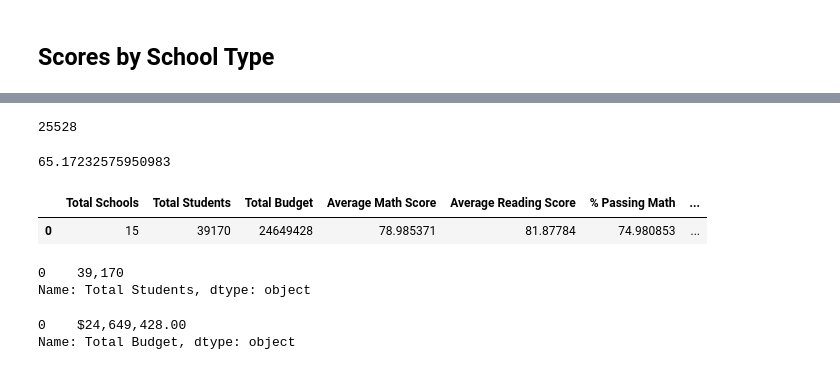
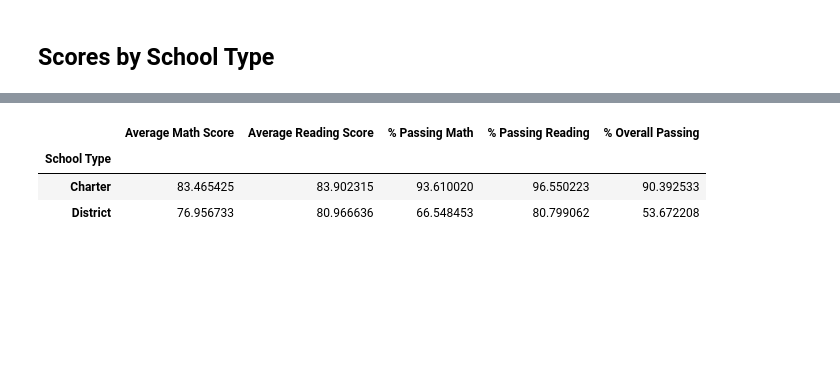
Before and after one commit to pmoores/School_District_Analysis, a Jupyter notebook: PyCitySchools_Challenge.ipynb, the cells around one changed output, grey strips where cells are left out. Cells and saved outputs as stored; diff of their text form; code cells hidden in the pictures; blank space fills up the shorter version.

```diff
--- a/PyCitySchools_Challenge.ipynb
+++ b/PyCitySchools_Challenge.ipynb
@@ -298,2 +322,4 @@ print(passing_math_percentage_thomas)
 # %%
 # Step 12. Replace the passing math percent for Thomas High School in the per_school_summary_df.
+per_school_summary_df.loc["Thomas High School", "% Passing Math"] = passing_math_percentage_thomas
+per_school_summary_df
@@ -300,2 +343,4 @@ print(passing_math_percentage_thomas)
 # %%
 # Step 13. Replace the passing reading percentage for Thomas High School in the per_school_summary_df.
+per_school_summary_df.loc["Thomas High School", "% Passing Reading"] = passing_reading_percentage_thomas
+per_school_summary_df
@@ -302,2 +364,4 @@ print(passing_math_percentage_thomas)
 # %%
 # Step 14. Replace the overall passing percentage for Thomas High School in the per_school_summary_df.
+per_school_summary_df.loc["Thomas High School", "% Overall Passing"] = passing_math_reading_percentage_thomas
+per_school_summary_df
@@ -350,0 +495,11 @@ print(passing_math_percentage_thomas)
+# %%
+# Establish the spending bins and group names.
+# 4.12.1 Establish the school size bins
+size_bins = [0, 1000, 2000, 5000]
+group_names = ["Low Spending (<1000000)", "Medium Spending (1000001-2500000)", "Large Spending (>2500000)"]
+
+# Categorize spending based on the bins.
+per_school_summary_df["Total School Budget"] = pd.cut(per_school_summary_df["Total Students"], size_bins, labels=group_names)
+#per_school_summary_df["School Size"] = pd.cut(per_school_summary_df["Total Students"], size_bins, labels=group_names)
+
+per_school_summary_df.head()
@@ -674,12 +610,0 @@ passing_math_reading.head()
-# %%
-# Calculate the number of students who passed both math and reading
-overall_passing_math_reading_count = passing_math_reading["student_name"].count()
-overall_passing_math_reading_count
-# %% [output]
-25528
-# %%
-# Calculate the percentage of students who passed both math and reading
-overall_passing_percentage = overall_passing_math_reading_count / student_count * 100
-overall_passing_percentage
-# %% [output]
-65.17232575950983
@@ -686,33 +622,16 @@ overall_passing_percentage
 # %%
-# Adding a list of values with keys to create a new DataFrame.
-district_summary_df = pd.DataFrame(
-          [{"Total Schools": school_count,
-          "Total Students": student_count,
-          "Total Budget": total_budget,
-          "Average Math Score": average_math_score,
-          "Average Reading Score": average_reading_score,
-          "% Passing Math": passing_math_percentage,
-         "% Passing Reading": passing_reading_percentage,
-        "% Overall Passing": overall_passing_percentage}])
-district_summary_df
+# Assemble into DataFrame.
+type_summary_df = pd.DataFrame({
+          "Average Math Score" : type_math_scores,
+          "Average Reading Score": type_reading_scores,
+          "% Passing Math": type_passing_math,
+          "% Passing Reading": type_passing_reading,
+          "% Overall Passing": type_overall_passing})
+
+type_summary_df
 # %% [output]
-|  | Total Schools | Total Students | Total Budget | Average Math Score | Average Reading Score | % Passing Math | ... |
-| 0 | 15 | 39170 | 24649428 | 78.985371 | 81.87784 | 74.980853 | ... |
+|  | Average Math Score | Average Reading Score | % Passing Math | % Passing Reading | % Overall Passing |
+| School Type |  |  |  |  |  |
+| Charter | 83.465425 | 83.902315 | 93.610020 | 96.550223 | 90.392533 |
+| District | 76.956733 | 80.966636 | 66.548453 | 80.799062 | 53.672208 |
-# %%
-# Format the Total Students column to have the comma for a thousands separator
-district_summary_df["Total Students"] = district_summary_df["Total Students"].map("{:,}".format)
-
-# Print to screen
-district_summary_df["Total Students"]
-# %% [output]
-0    39,170
-Name: Total Students, dtype: object
-# %%
-# Format Total Budget column to have the comma for a thousands separator, a decimal separator, and a "S"
-district_summary_df["Total Budget"] = district_summary_df["Total Budget"].map("${:,.2f}".format)
-
-district_summary_df["Total Budget"]
-# %% [output]
-0    $24,649,428.00
-Name: Total Budget, dtype: object
 # %%
```
Also changed, not shown: parts of 118 cells of this notebook, 5 other files.
